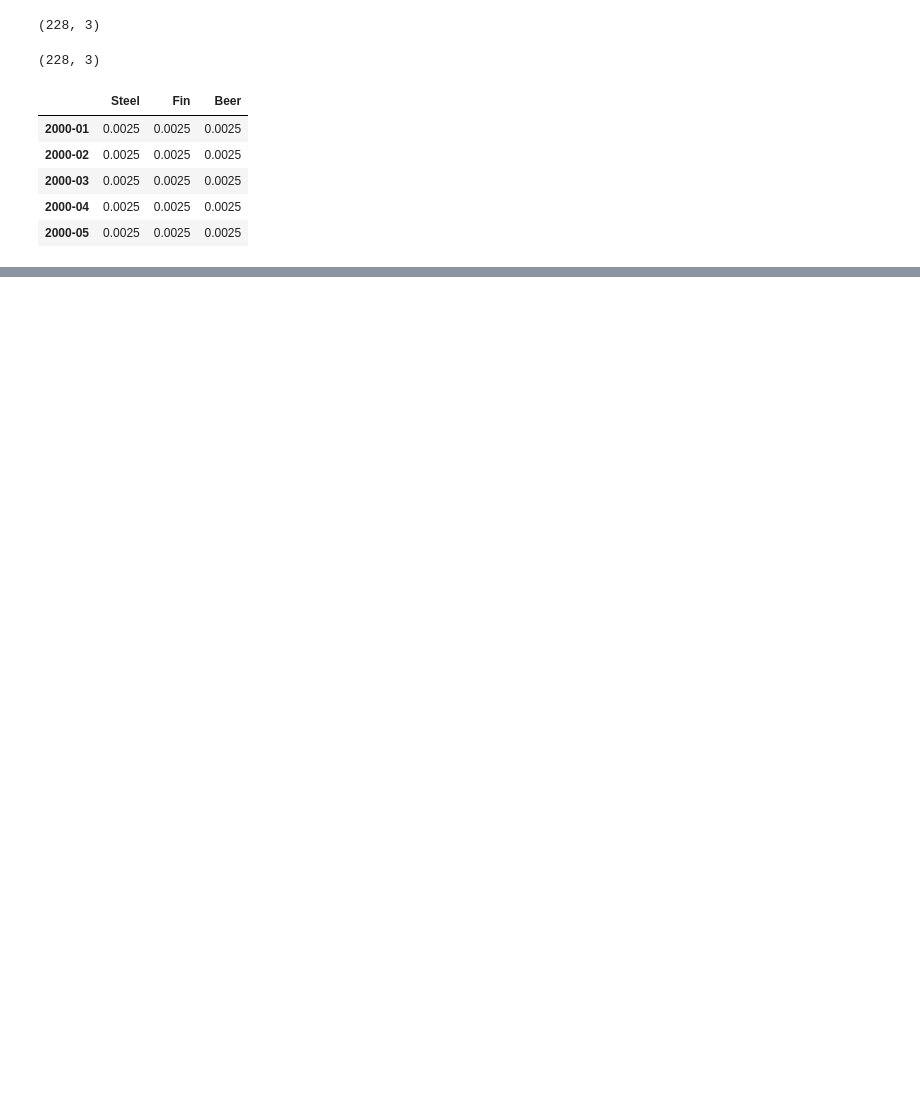
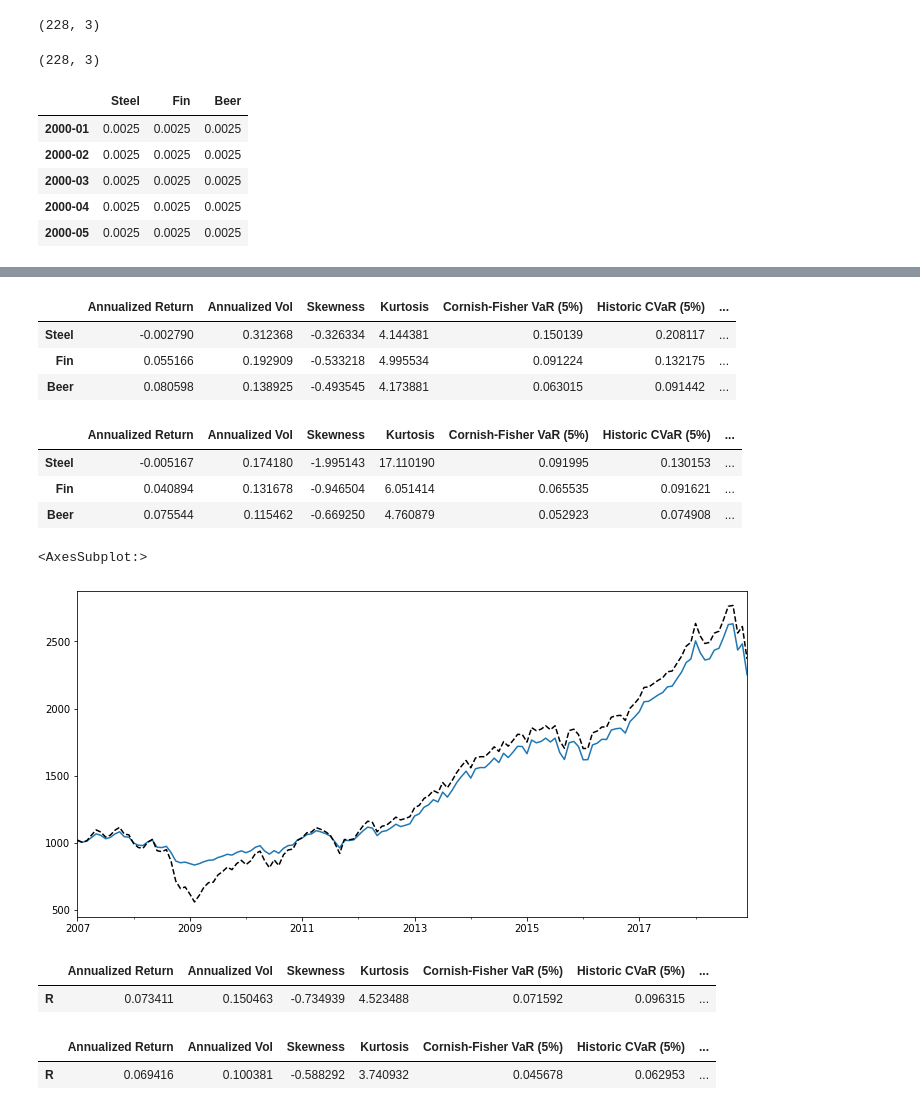
Before and after one commit to deyantodorov/Python, a Jupyter notebook: risk/lab-9.2.ipynb, the cells around one changed output, grey strips where cells are left out. Saved outputs shown, nothing was run; the diff lists cells and outputs as text; code cells hidden in the pictures; blank space fills up the shorter version.

Commit message:
CPPI strategy

```diff
--- a/risk/lab-9.2.ipynb
+++ b/risk/lab-9.2.ipynb
@@ -104,0 +37,32 @@ risky_wealth = start * (1 + risky_return).cumprod()
+# %%
+rt.summary_stats(risky_return)
+# %% [output]
+|  | Annualized Return | Annualized Vol | Skewness | Kurtosis | Cornish-Fisher VaR (5%) | Historic CVaR (5%) | ... |
+| Steel | -0.002790 | 0.312368 | -0.326334 | 4.144381 | 0.150139 | 0.208117 | ... |
+| Fin | 0.055166 | 0.192909 | -0.533218 | 4.995534 | 0.091224 | 0.132175 | ... |
+| Beer | 0.080598 | 0.138925 | -0.493545 | 4.173881 | 0.063015 | 0.091442 | ... |
+# %%
+back_test_results = rt.run_cppi(risky_return)
+rt.summary_stats(back_test_results['Wealth'].pct_change().dropna())
+# %% [output]
+|  | Annualized Return | Annualized Vol | Skewness | Kurtosis | Cornish-Fisher VaR (5%) | Historic CVaR (5%) | ... |
+| Steel | -0.005167 | 0.174180 | -1.995143 | 17.110190 | 0.091995 | 0.130153 | ... |
+| Fin | 0.040894 | 0.131678 | -0.946504 | 6.051414 | 0.065535 | 0.091621 | ... |
+| Beer | 0.075544 | 0.115462 | -0.669250 | 4.760879 | 0.052923 | 0.074908 | ... |
+# %%
+btr = rt.run_cppi(tmi_return['2007':])
+ax = btr['Wealth'].plot(figsize=(12, 6), legend=False)
+btr['Risky Wealth'].plot(ax=ax, style='k--', legend=False)
+# %% [output]
+<AxesSubplot:>
+[figure, added]
+# %%
+rt.summary_stats(btr['Risky Wealth'].pct_change().dropna())
+# %% [output]
+|  | Annualized Return | Annualized Vol | Skewness | Kurtosis | Cornish-Fisher VaR (5%) | Historic CVaR (5%) | ... |
+| R | 0.073411 | 0.150463 | -0.734939 | 4.523488 | 0.071592 | 0.096315 | ... |
+# %%
+rt.summary_stats(btr['Wealth'].pct_change().dropna())
+# %% [output]
+|  | Annualized Return | Annualized Vol | Skewness | Kurtosis | Cornish-Fisher VaR (5%) | Historic CVaR (5%) | ... |
+| R | 0.069416 | 0.100381 | -0.588292 | 3.740932 | 0.045678 | 0.062953 | ... |
```
Also changed, not shown: parts of 13 cells of this notebook, 1 other file.
